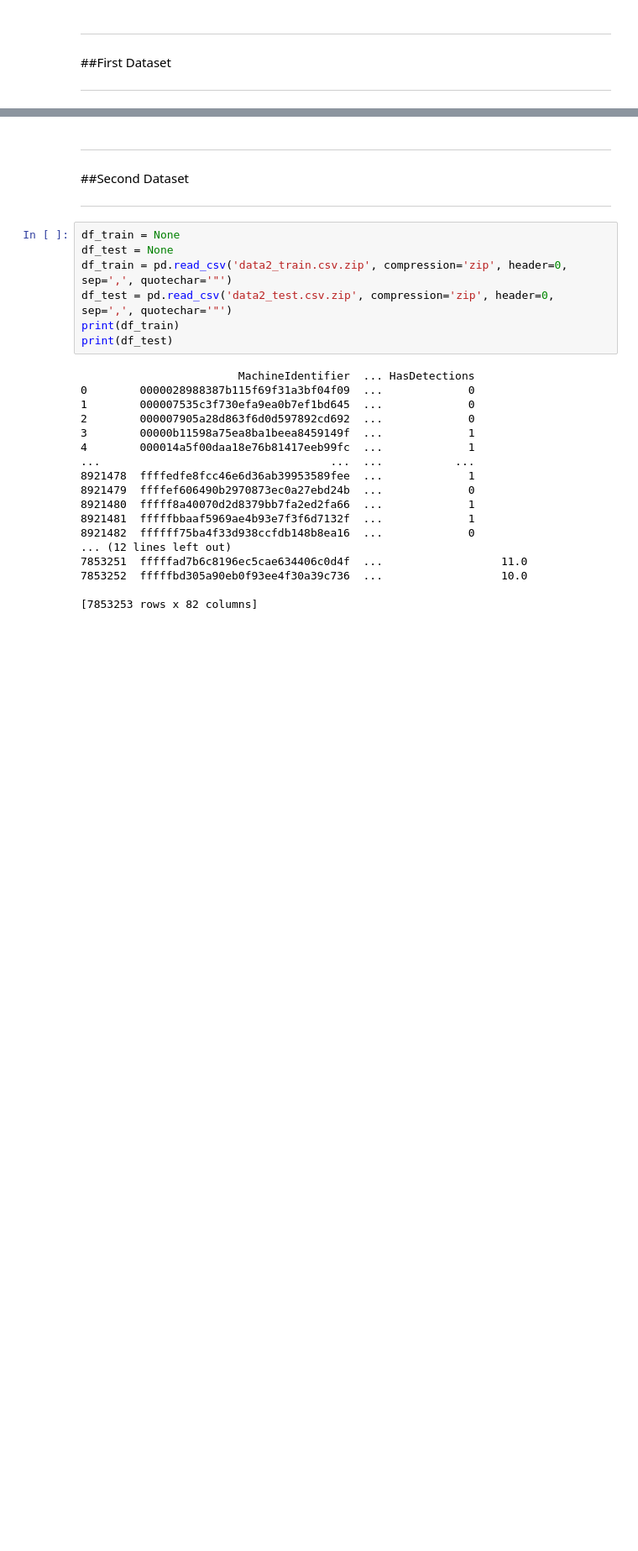
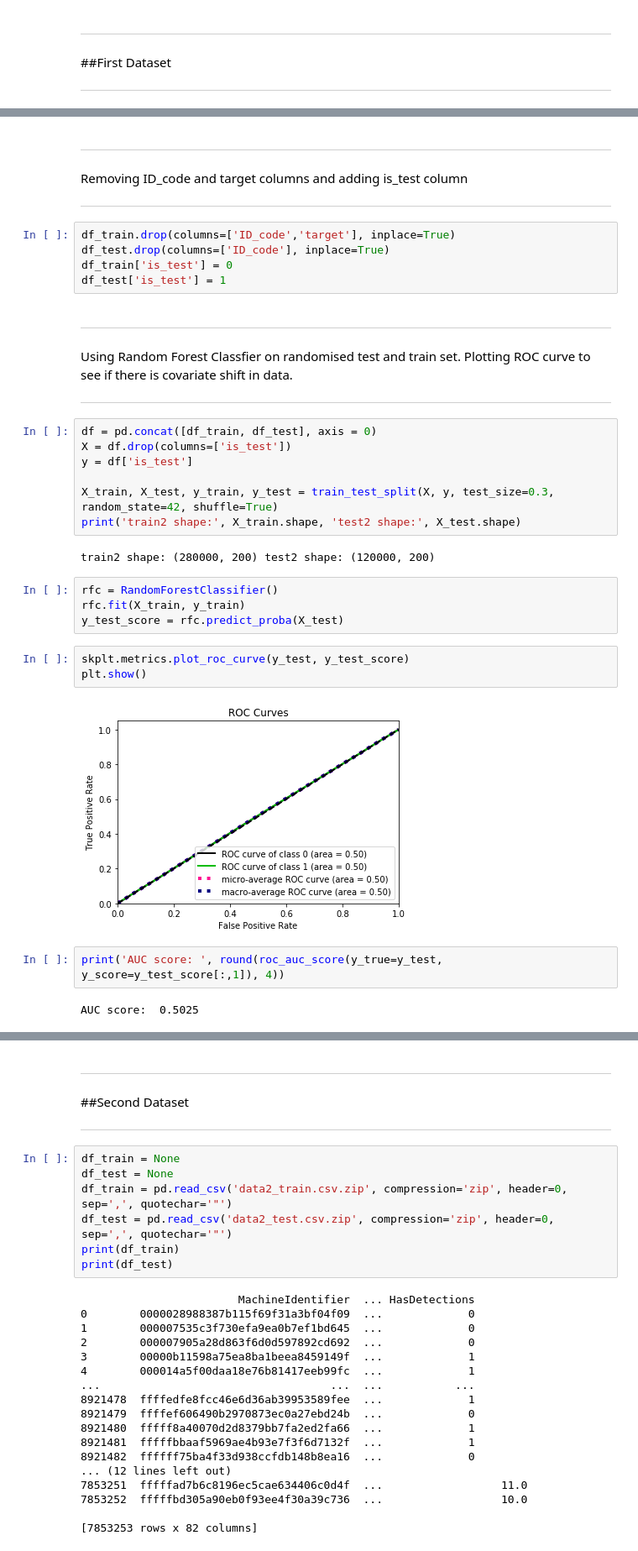
Before and after one commit to syedsauda/CE888, a Jupyter notebook: Assignment1/Assignment1.ipynb, the cells around one changed output, grey strips where cells are left out. Shown: that part at 84% size. Cells and saved outputs as stored; diff of their text form; blank space fills up the shorter version.

```diff
--- a/Assignment1/Assignment1.ipynb
+++ b/Assignment1/Assignment1.ipynb
@@ -89,0 +87,37 @@ print(df_test)
+# %% [markdown]
+---
+Removing ID_code and target columns and adding is_test column
+
+---
+# %%
+df_train.drop(columns=['ID_code','target'], inplace=True)
+df_test.drop(columns=['ID_code'], inplace=True)
+df_train['is_test'] = 0
+df_test['is_test'] = 1
+# %% [markdown]
+---
+Using Random Forest Classfier on randomised test and train set. Plotting ROC curve to see if there is covariate shift in data.
+
+---
+# %%
+df = pd.concat([df_train, df_test], axis = 0)
+X = df.drop(columns=['is_test'])
+y = df['is_test']
+
+X_train, X_test, y_train, y_test = train_test_split(X, y, test_size=0.3, random_state=42, shuffle=True)
+print('train2 shape:', X_train.shape, 'test2 shape:', X_test.shape)
+# %% [output]
+train2 shape: (280000, 200) test2 shape: (120000, 200)
+# %%
+rfc = RandomForestClassifier()
+rfc.fit(X_train, y_train)
+y_test_score = rfc.predict_proba(X_test)
+# %%
+skplt.metrics.plot_roc_curve(y_test, y_test_score)
+plt.show()
+# %% [output]
+[figure, added]
+# %%
+print('AUC score: ', round(roc_auc_score(y_true=y_test, y_score=y_test_score[:,1]), 4))
+# %% [output]
+AUC score:  0.5025
```
Also changed, not shown: parts of 16 cells of this notebook.
